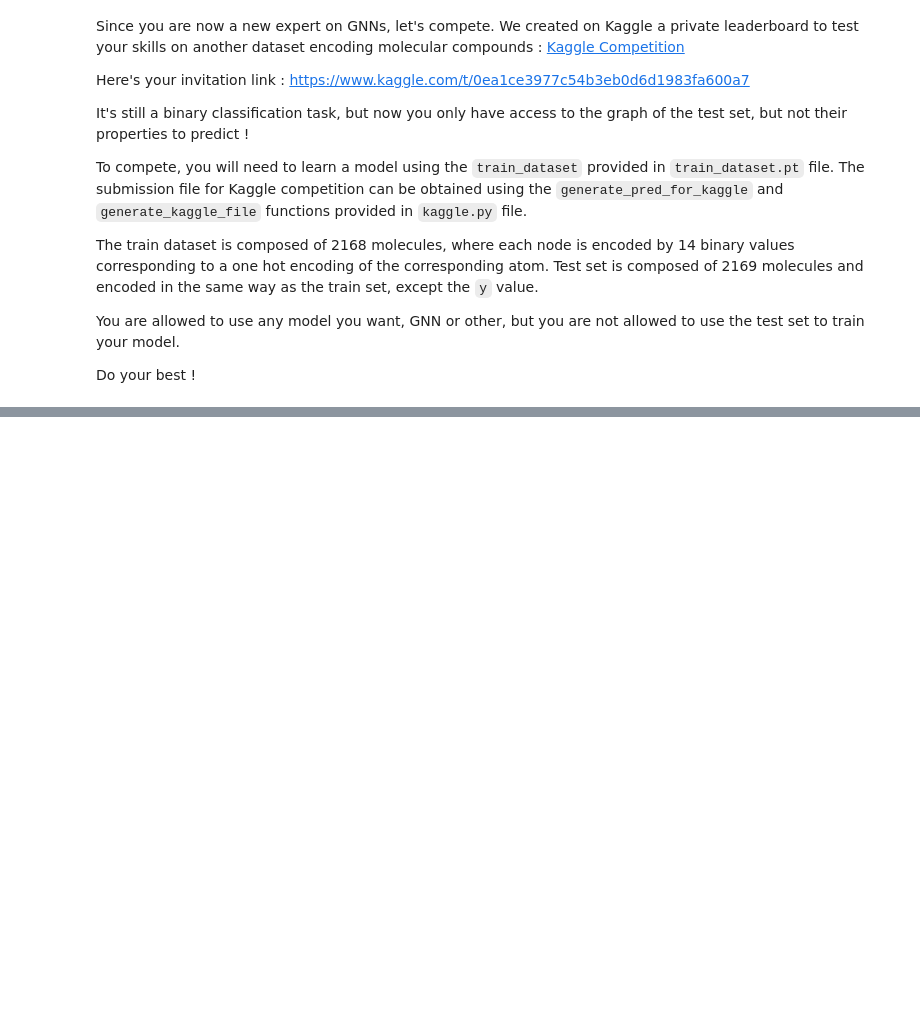
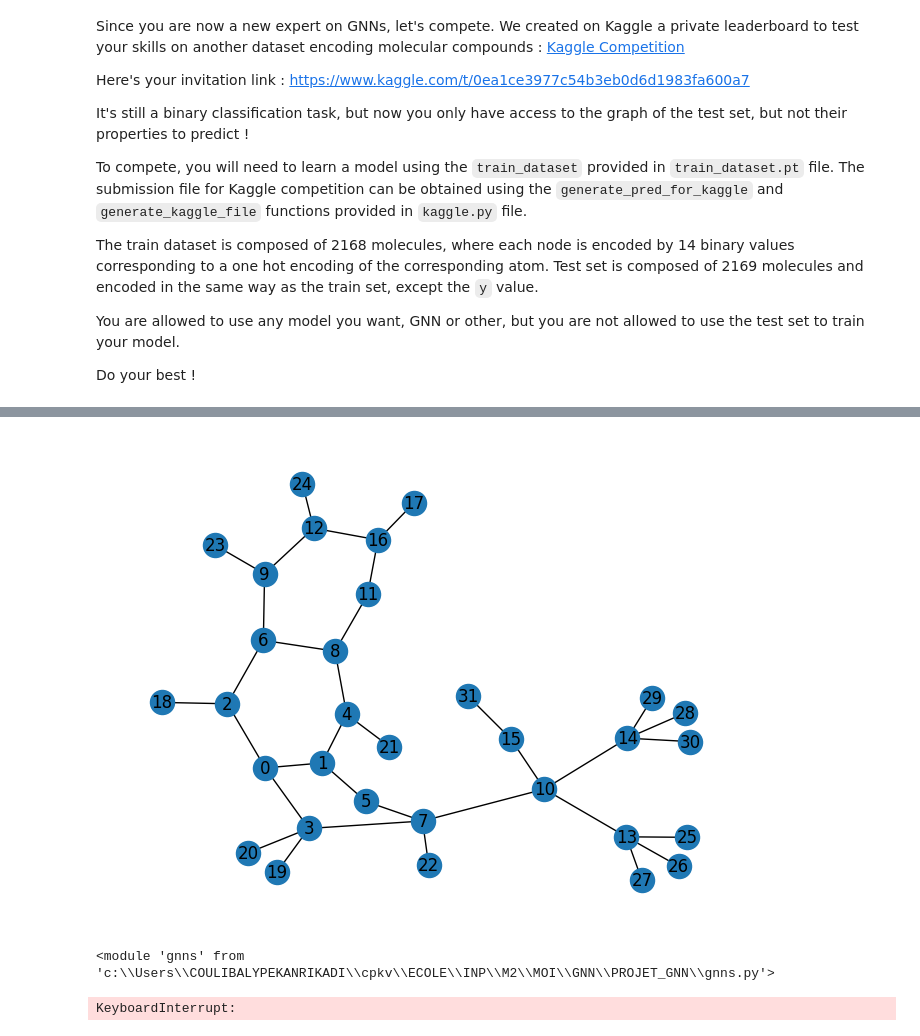
Before and after one commit to valy18/PROJET_GNN, a Jupyter notebook: 7_GraphML_competition.ipynb, the cells around one changed output, grey strips where cells are left out. Saved outputs shown, nothing was run; the diff lists cells and outputs as text; code cells hidden in the pictures; blank space fills up the shorter version.

```diff
--- a/7_GraphML_competition.ipynb
+++ b/7_GraphML_competition.ipynb
@@ -48,0 +34,30 @@ train_loader = DataLoader(train_dataset, batch_size=64, shuffle=True)
+# %%
+import networkx as nx
+from torch_geometric.utils import to_networkx
+
+# Convertir le dataset en un graphe NetworkX
+G = to_networkx(train_dataset[6], to_undirected=True)
+
+# Nombre de nœuds
+num_nodes = G.number_of_nodes()
+print(f"Nombre de nœuds: {num_nodes}")
+
+# Nombre d'arêtes
+num_edges = G.number_of_edges()
+print(f"Nombre d'arêtes: {num_edges}")
+
+# Degré moyen
+average_degree = sum(dict(G.degree()).values()) / num_nodes
+print(f"Degré moyen: {average_degree}")
+
+# Diamètre du graphe (longueur du plus long chemin le plus court)
+diameter = nx.diameter(G)
+print(f"Diamètre: {diameter}")
+
+# Densité du graphe
+density = nx.density(G)
+print(f"Densité: {density}")
+
+# Degré de chaque nœud
+degree_dict = dict(G.degree())
+print(f"Degré de chaque nœud: {degree_dict}")
@@ -48,0 +71,14 @@ train_loader = DataLoader(train_dataset, batch_size=64, shuffle=True)
+# %%
+# Visualisation du graphe
+nx.draw(G, with_labels=True)
+# %% [output]
+[figure, added]
+# %%
+import importlib
+import gnns
+
+
+# Recharger le module gnns après modification
+importlib.reload(gnns)
+# %% [output]
+<module 'gnns' from 'c:\\Users\\COULIBALYPEKANRIKADI\\cpkv\\ECOLE\\INP\\M2\\MOI\\GNN\\PROJET_GNN\\gnns.py'>
@@ -55,0 +97,10 @@ acc_train, acc_test, losses  = learn_and_perf(model, train_loader, None, nb_epoc
+# %%
+from gnns import SecondGNN
+from gnns import learn_and_perf
+
+model = SecondGNN(in_channels=14, hidden_channels=64, out_channels=2)
+
+
+acc_train, acc_test, losses  = learn_and_perf(model, train_loader, val_loader, nb_epochs=300) #nb_epochs=100
+# %% [output]
+KeyboardInterrupt:
```
Also changed, not shown: parts of 10 cells of this notebook, 4 other files.
